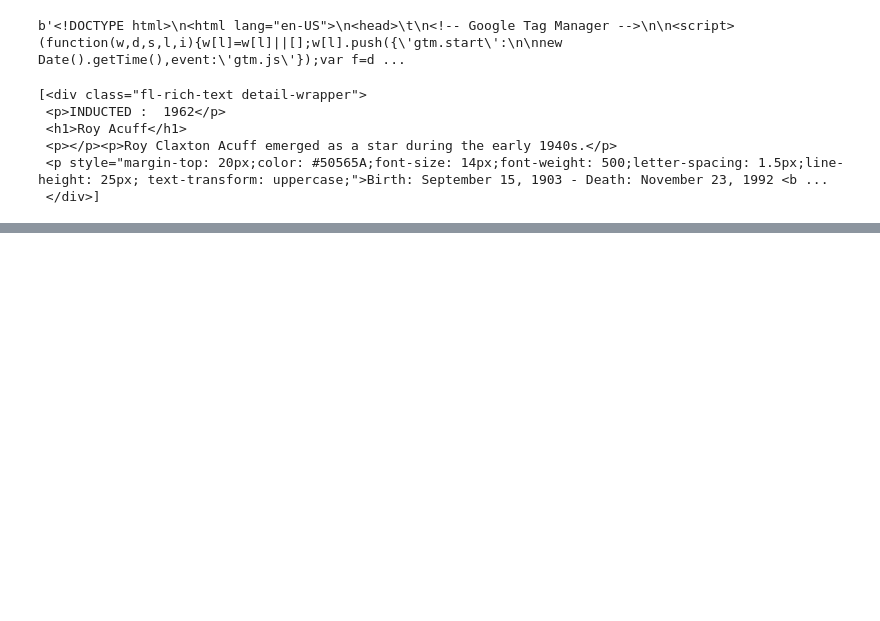
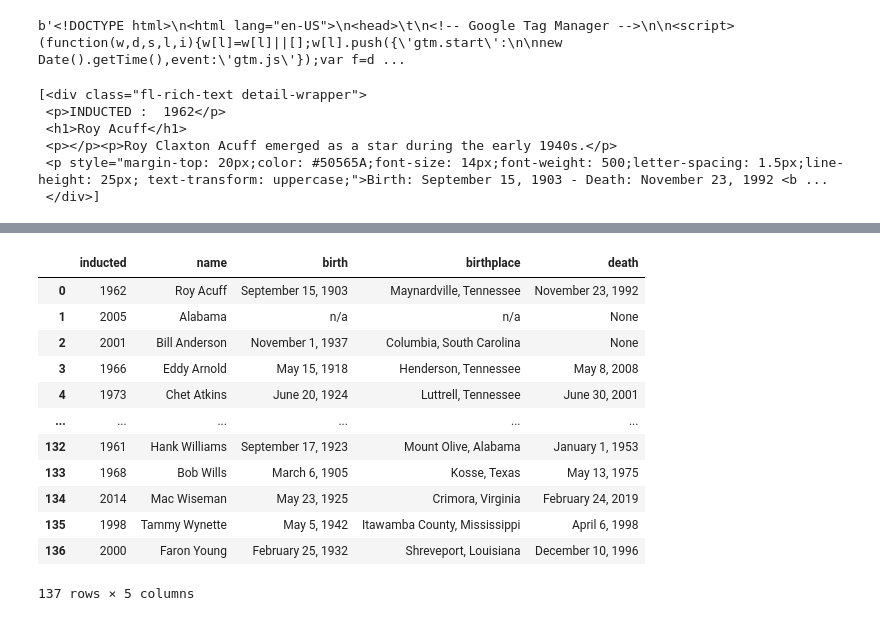
Before and after one commit to rghertel/web-scraping-country-music-hof-rghertel, a Jupyter notebook: Bonus CMHF.ipynb, the cells around one changed output, grey strips where cells are left out. Saved outputs shown, nothing was run; the diff lists cells and outputs as text; code cells hidden in the pictures; blank space fills up the shorter version.

```diff
--- a/Bonus CMHF.ipynb
+++ b/Bonus CMHF.ipynb
@@ -169,0 +188,20 @@ bio_df
+# %%
+#cleaning: drop 'birth' and 'death'
+bio_df['inducted'] = pd.to_datetime(bio_df['inducted']).dt.year
+bio_df['birth'] = bio_df['birth'].str.replace('Birth:', '')
+bio_df['death'] = bio_df['death'].str.replace('Death:', '')
+bio_df
+# %% [output]
+|  | inducted | name | birth | birthplace | death |
+| 0 | 1962 | Roy Acuff | September 15, 1903 | Maynardville, Tennessee | November 23, 1992 |
+| 1 | 2005 | Alabama | n/a | n/a | None |
+| 2 | 2001 | Bill Anderson | November 1, 1937 | Columbia, South Carolina | None |
+| 3 | 1966 | Eddy Arnold | May 15, 1918 | Henderson, Tennessee | May 8, 2008 |
+| 4 | 1973 | Chet Atkins | June 20, 1924 | Luttrell, Tennessee | June 30, 2001 |
+| ... | ... | ... | ... | ... | ... |
+| 132 | 1961 | Hank Williams | September 17, 1923 | Mount Olive, Alabama | January 1, 1953 |
+| 133 | 1968 | Bob Wills | March 6, 1905 | Kosse, Texas | May 13, 1975 |
+| 134 | 2014 | Mac Wiseman | May 23, 1925 | Crimora, Virginia | February 24, 2019 |
+| 135 | 1998 | Tammy Wynette | May 5, 1942 | Itawamba County, Mississippi | April 6, 1998 |
+| 136 | 2000 | Faron Young | February 25, 1932 | Shreveport, Louisiana | December 10, 1996 |
+137 rows × 5 columns
```
Also changed, not shown: parts of 10 cells of this notebook, 5 other files.
